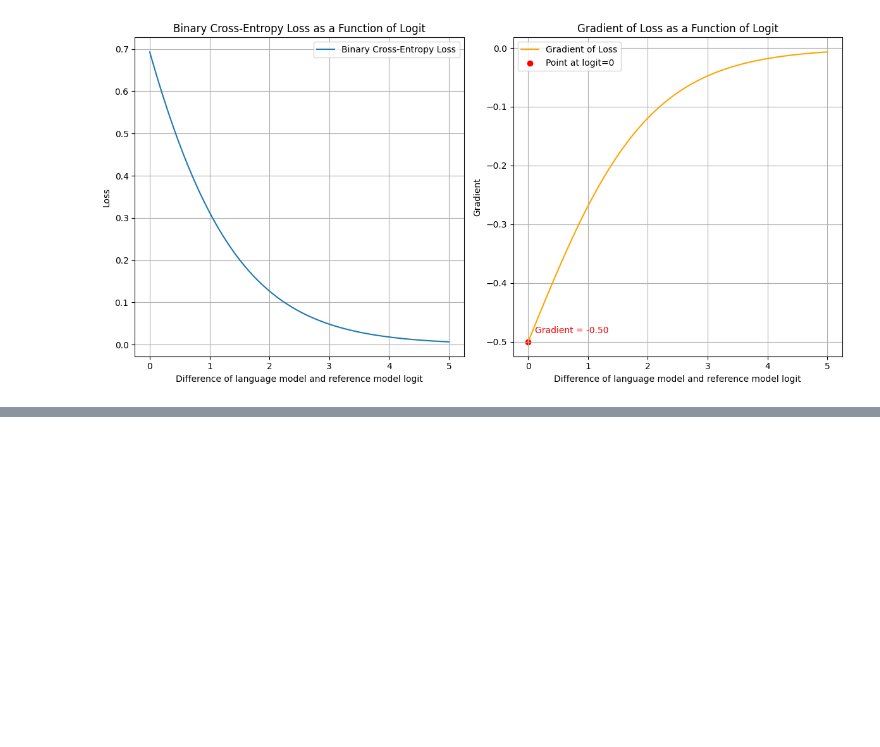
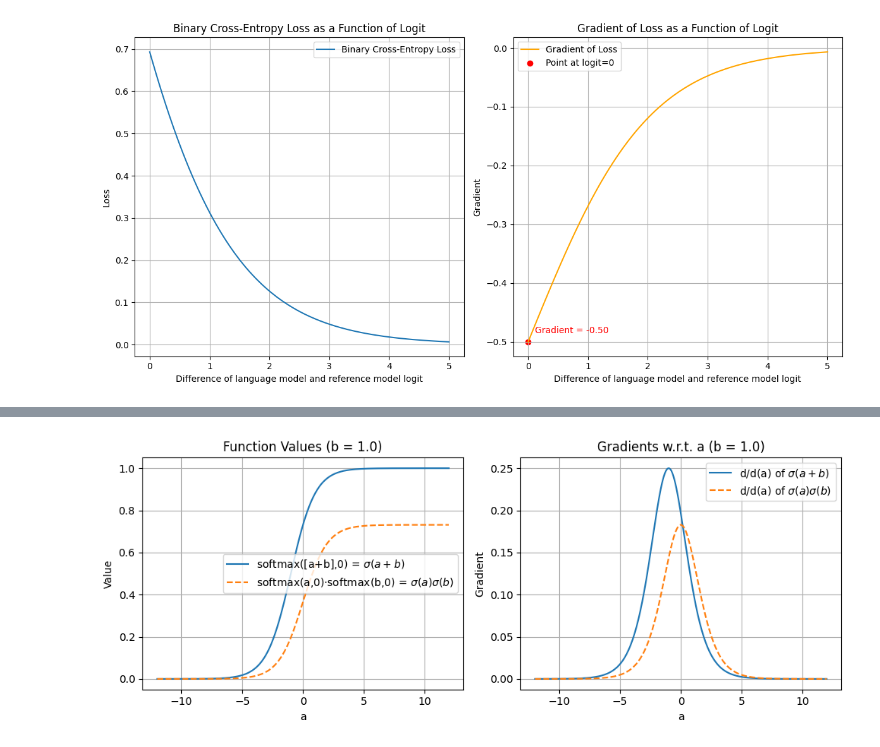
Before and after one commit to yaoshiang/slpo, a Jupyter notebook: paper/viz.ipynb, the cells around one changed output, grey strips where cells are left out. Saved outputs shown, nothing was run; the diff lists cells and outputs as text; code cells hidden in the pictures; blank space fills up the shorter version.

```diff
--- a/paper/viz.ipynb
+++ b/paper/viz.ipynb
@@ -146,0 +206,48 @@ plt.show()
+# %%
+import numpy as np
+import matplotlib.pyplot as plt
+
+def sigmoid(x):
+    return 1.0 / (1.0 + np.exp(-x))
+
+
+a_vals = np.linspace(-12, 12, 300)
+b_vals = np.linspace(-12, 12, 300)
+
+# 1) softmax([a+b], [0]) => sigma(a+b)
+soft_sum_vals = sigmoid(a_vals + b_vals)
+# Derivative wrt a: sigmoid(...) * (1 - sigmoid(...))
+soft_sum_grads = soft_sum_vals * (1 - soft_sum_vals)
+
+# 2) softmax(a, 0)*softmax(b, 0) => sigma(a)*sigma(b)
+
+soft_prod_vals = sigmoid(a_vals) * sigmoid(b_vals)
+
+
+# Plot
+plt.figure(figsize=(10,4))
+
+# -- Plot function values
+plt.subplot(1,2,1)
+plt.plot(a_vals, soft_sum_vals, label=r"softmax([a+b],0) = $\sigma(a+b)$")
+plt.plot(a_vals, soft_prod_vals, label=r"softmax(a,0)·softmax(b,0) = $\sigma(a)\sigma(b)$", linestyle='--')
+plt.title(f"Function Values (b = {b_const})")
+plt.xlabel("a")
+plt.ylabel("Value")
+plt.legend()
+plt.grid(True)
+
+# -- Plot derivatives wrt a
+plt.subplot(1,2,2)
+plt.plot(a_vals, soft_sum_grads, label=r"d/d(a) of $\sigma(a+b)$")
+plt.plot(a_vals, soft_prod_grads, label=r"d/d(a) of $\sigma(a)\sigma(b)$", linestyle='--')
+plt.title(f"Gradients w.r.t. a (b = {b_const})")
+plt.xlabel("a")
+plt.ylabel("Gradient")
+plt.legend()
+plt.grid(True)
+
+plt.tight_layout()
+plt.show()
+# %% [output]
+[figure, added]
```
Also changed, not shown: parts of 1 cell of this notebook, 4 other files.
